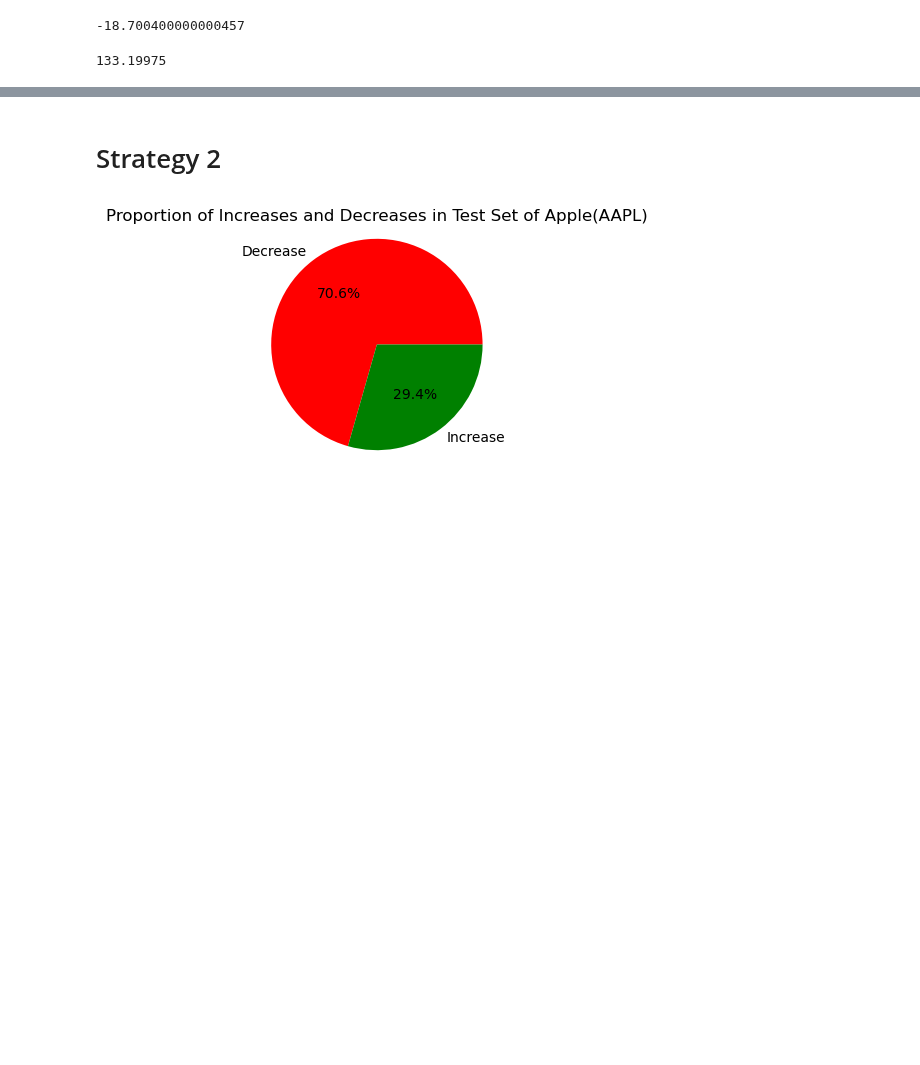
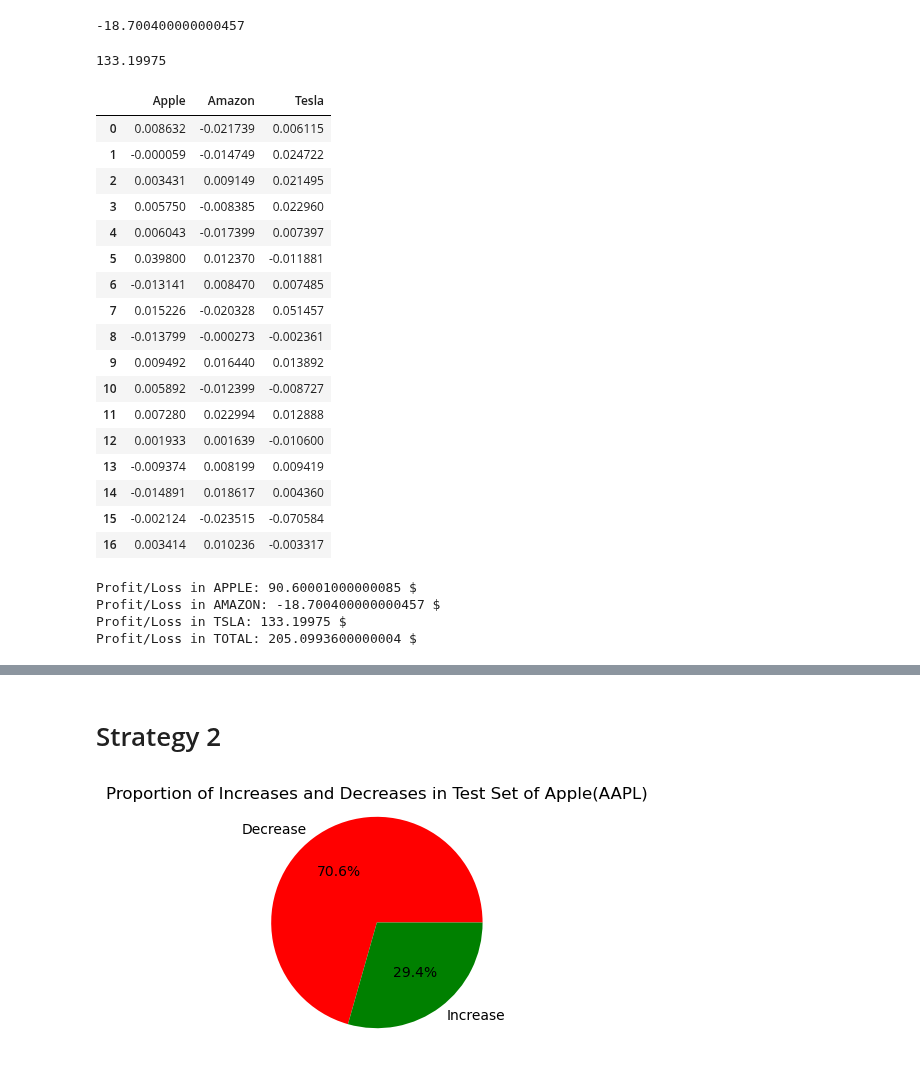
Before and after one commit to 37nomad/Stock-Sentiment-Analysis-Using-Machine-Learning, a Jupyter notebook: Finance_Project/Project2 - Copy.ipynb, the cells around one changed output, grey strips where cells are left out. Saved outputs shown, nothing was run; the diff lists cells and outputs as text; code cells hidden in the pictures; blank space fills up the shorter version.

```diff
--- a/Finance_Project/Project2 - Copy.ipynb
+++ b/Finance_Project/Project2 - Copy.ipynb
@@ -916,13 +918,21 @@ port_df
 profits_aapl=0
 stocks = 10
 returns_aapl=[]
+trades_aapl=0
+s_trades_aapl=0
 for open,close,label in port_df.iloc[:17,[1,4,10]].values:
     if label==1:
         profits_aapl+=(stocks*(close-open))
         returns_aapl.append((close-open)/open)
+        if close>open:
+            s_trades_aapl+=1
+        trades_aapl+=2
     if label==0:
         profits_aapl+=(stocks*(open-close))
         returns_aapl.append((open-close)/open)
+        if(open>close):
+            s_trades_aapl+=1
+        trades_aapl+=2
 profits_aapl
 # %% [output]
 90.60001000000085
@@ -933,13 +943,21 @@ returns_aapl.name='Apple'
 profits_amzn=0
 stocks = 10
 returns_amzn=[]
+trades_amzn=0
+s_trades_amzn=0
 for open,close,label in port_df.iloc[17:34,[1,4,10]].values:
     if label==1:
         profits_amzn+=(stocks*(close-open))
         returns_amzn.append((close-open)/open)
+        if close>open:
+            s_trades_amzn+=1
+        trades_amzn+=2
     if label==0:
         profits_amzn+=(stocks*(open-close))
         returns_amzn.append((open-close)/open)
+        if(open>close):
+            s_trades_amzn+=1
+        trades_amzn+=2
 profits_amzn
 # %% [output]
 -18.700400000000457
@@ -950,16 +968,55 @@ returns_amzn.name='Amazon'
 profits_tsla=0
 stocks = 10
 returns_tsla=[]
+trades_tsla=0
+s_trades_tsla=0
 for open,close,label in port_df.iloc[34:51,[1,4,10]].values:
     if label==1:
         profits_tsla+=(stocks*(close-open))
         returns_tsla.append((close-open)/open)
+        if close>open:
+            s_trades_tsla+=1
+        trades_tsla+=2
     if label==0:
         profits_tsla+=(stocks*(open-close))
         returns_tsla.append((open-close)/open)
+        if(open>close):
+            s_trades_tsla+=1
+        trades_tsla+=2
 profits_tsla
 # %% [output]
 133.19975
 # %%
 returns_tsla=pd.Series(returns_tsla)
 returns_tsla.name='Tesla'
+# %%
+pd.concat([pd.Series(returns_aapl),pd.Series(returns_amzn),pd.Series(returns_tsla)],axis=1)
+# %% [output]
+|  | Apple | Amazon | Tesla |
+| 0 | 0.008632 | -0.021739 | 0.006115 |
+| 1 | -0.000059 | -0.014749 | 0.024722 |
+| 2 | 0.003431 | 0.009149 | 0.021495 |
+| 3 | 0.005750 | -0.008385 | 0.022960 |
+| 4 | 0.006043 | -0.017399 | 0.007397 |
+| 5 | 0.039800 | 0.012370 | -0.011881 |
+| 6 | -0.013141 | 0.008470 | 0.007485 |
+| 7 | 0.015226 | -0.020328 | 0.051457 |
+| 8 | -0.013799 | -0.000273 | -0.002361 |
+| 9 | 0.009492 | 0.016440 | 0.013892 |
+| 10 | 0.005892 | -0.012399 | -0.008727 |
+| 11 | 0.007280 | 0.022994 | 0.012888 |
+| 12 | 0.001933 | 0.001639 | -0.010600 |
+| 13 | -0.009374 | 0.008199 | 0.009419 |
+| 14 | -0.014891 | 0.018617 | 0.004360 |
+| 15 | -0.002124 | -0.023515 | -0.070584 |
+| 16 | 0.003414 | 0.010236 | -0.003317 |
+# %%
+print(f"Profit/Loss in APPLE: {profits_aapl} $")
+print(f"Profit/Loss in AMAZON: {profits_amzn} $")
+print(f"Profit/Loss in TSLA: {profits_tsla} $")
+print(f"Profit/Loss in TOTAL: {profits_aapl+profits_amzn+profits_tsla} $")
+# %% [output]
+Profit/Loss in APPLE: 90.60001000000085 $
+Profit/Loss in AMAZON: -18.700400000000457 $
+Profit/Loss in TSLA: 133.19975 $
+Profit/Loss in TOTAL: 205.0993600000004 $
```
Also changed, not shown: parts of 23 cells of this notebook, 2 other files.
